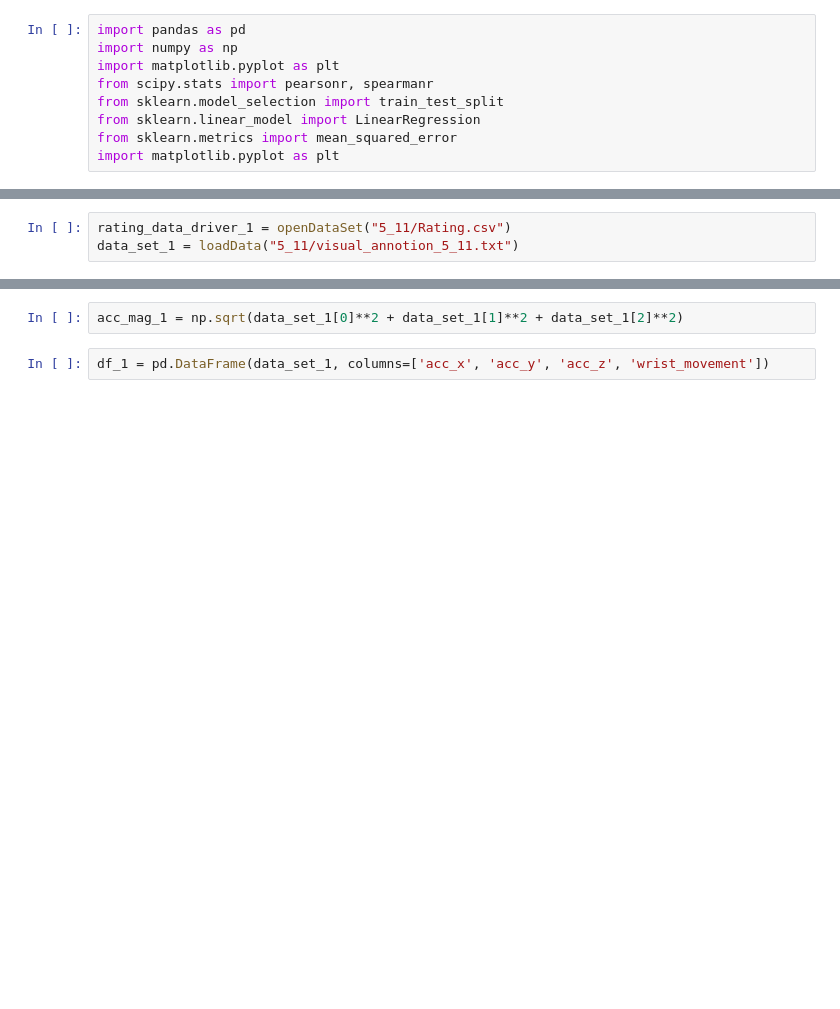
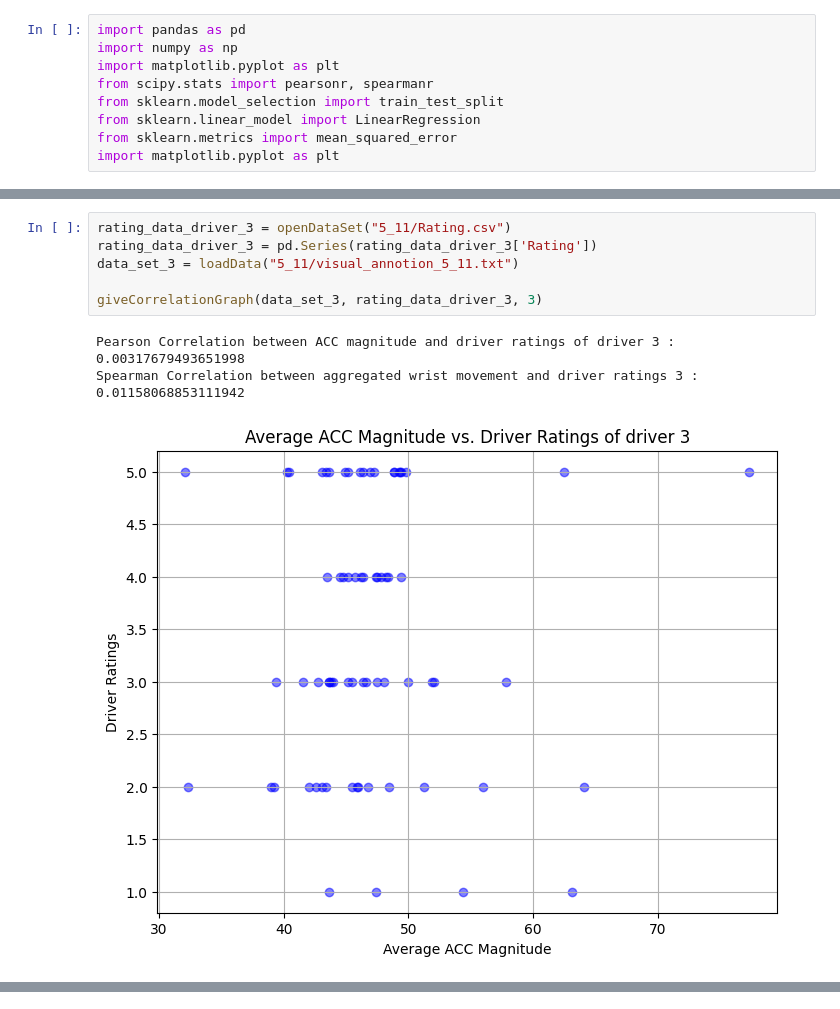
Before and after one commit to YamanSahu/MTP-Work, a Jupyter notebook: post_analysis.ipynb, the cells around one changed output, grey strips where cells are left out. Drawn from its saved outputs; the diff is of its cells as text; blank space fills up the shorter version.

```diff
--- a/post_analysis.ipynb
+++ b/post_analysis.ipynb
@@ -39,3 +152,10 @@ def loadData(data_set = None):
 # %%
-rating_data_driver_1 = openDataSet("5_11/Rating.csv")
-data_set_1 = loadData("5_11/visual_annotion_5_11.txt")
+rating_data_driver_3 = openDataSet("5_11/Rating.csv")
+rating_data_driver_3 = pd.Series(rating_data_driver_3['Rating'])
+data_set_3 = loadData("5_11/visual_annotion_5_11.txt")
+
+giveCorrelationGraph(data_set_3, rating_data_driver_3, 3)
+# %% [output]
+Pearson Correlation between ACC magnitude and driver ratings of driver 3 :  0.00317679493651998
+Spearman Correlation between aggregated wrist movement and driver ratings 3 :  0.01158068853111942
+[figure, added]
@@ -42,4 +162,0 @@ data_set_1 = loadData("5_11/visual_annotion_5_11.txt")
-# %%
-acc_mag_1 = np.sqrt(data_set_1[0]**2 + data_set_1[1]**2 + data_set_1[2]**2)
-# %%
-df_1 = pd.DataFrame(data_set_1, columns=['acc_x', 'acc_y', 'acc_z', 'wrist_movement'])
```
Also changed, not shown: parts of 13 cells of this notebook, 4 other files.
